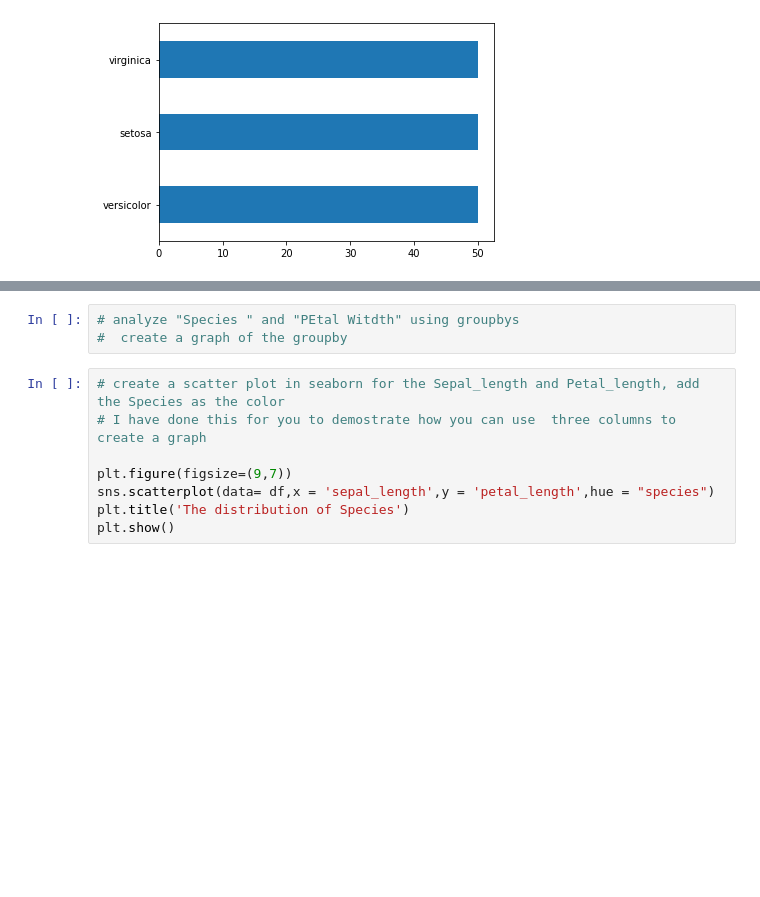
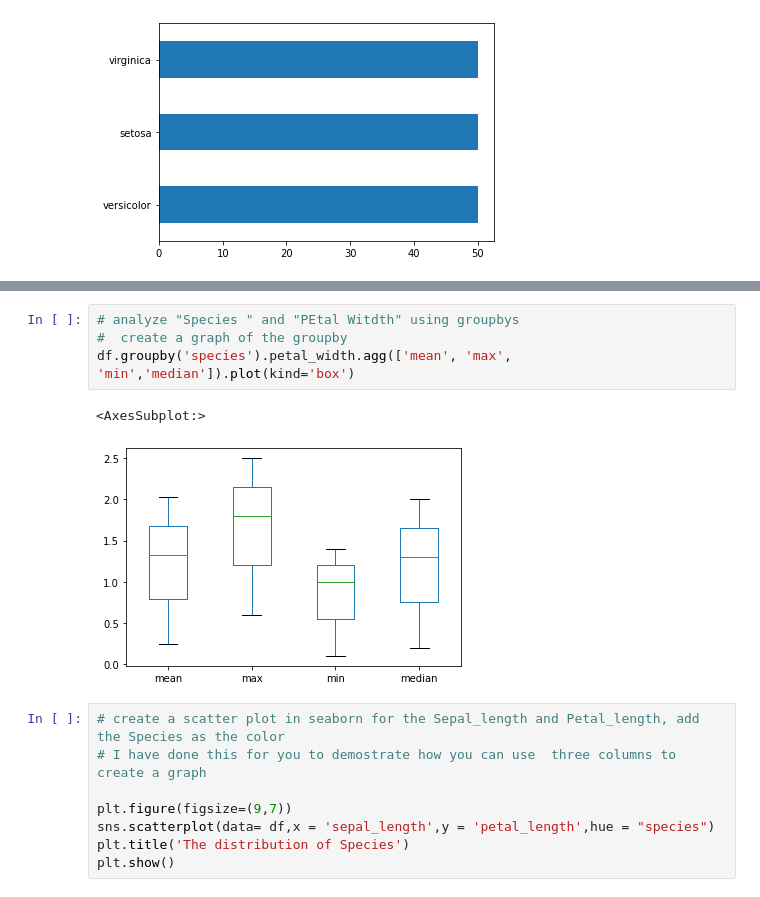
Before and after one commit to mbuguanewton/ds_learn, a Jupyter notebook: ds_iris/Data Analytics.ipynb, the cells around one changed output, grey strips where cells are left out. Drawn from its saved outputs; the diff is of its cells as text; blank space fills up the shorter version.

```diff
--- a/ds_iris/Data Analytics.ipynb
+++ b/ds_iris/Data Analytics.ipynb
@@ -105,6 +124,10 @@ spec.value_counts().plot(kind='barh')
 # %%
 # analyze "Species " and "PEtal Witdth" using groupbys
 #  create a graph of the groupby
+df.groupby('species').petal_width.agg(['mean', 'max', 'min','median']).plot(kind='box')
+# %% [output]
+<AxesSubplot:>
+[figure, added]
 # %%
 # create a scatter plot in seaborn for the Sepal_length and Petal_length, add the Species as the color
 # I have done this for you to demostrate how you can use  three columns to create a graph
```
Also changed, not shown: parts of 4 cells of this notebook.
